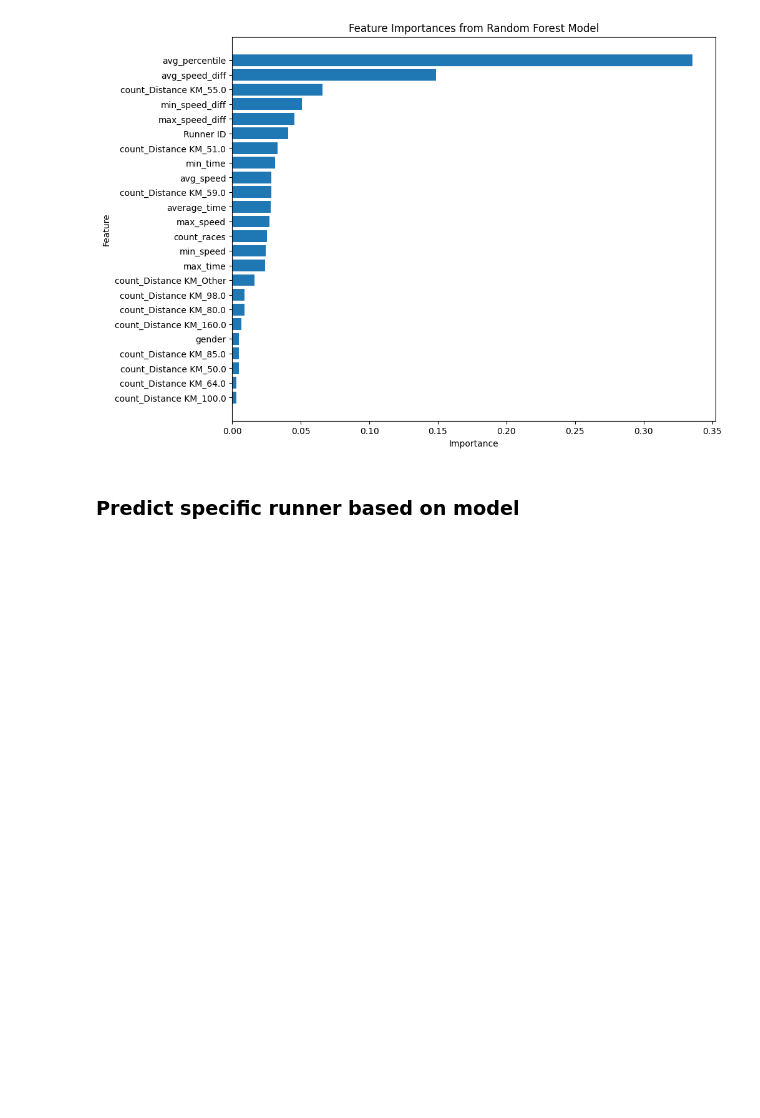
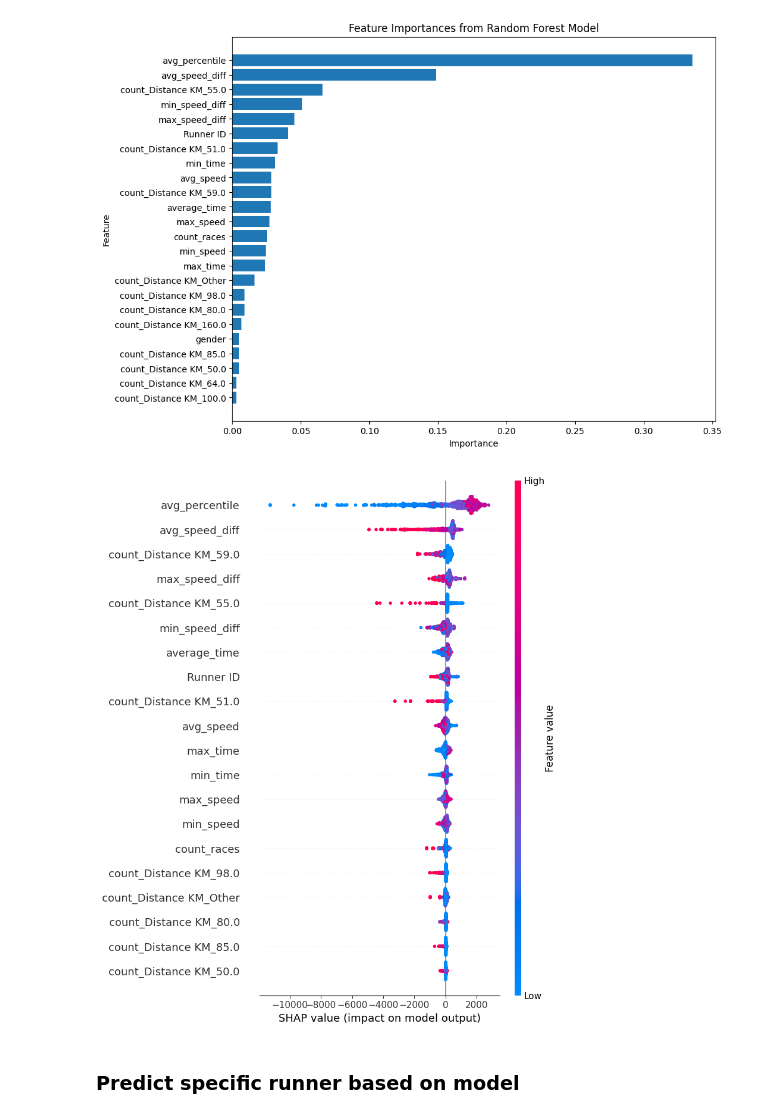
Before and after one commit to Dusoye/BobGraham, a Jupyter notebook: bobgraham.ipynb, the cells around one changed output. Saved outputs shown, nothing was run; the diff lists cells and outputs as text; code cells hidden in the pictures; blank space fills up the shorter version.

```diff
--- a/bobgraham.ipynb
+++ b/bobgraham.ipynb
@@ -876,6 +887,16 @@ plt.gca().invert_yaxis()  # Invert y-axis to have the most important at the top
 plt.show()
 # %% [output]
 [figure]
+# %%
+import shap
+
+explainer = shap.TreeExplainer(model)
+shap_values = explainer.shap_values(X_train)
+
+# Plot the summary
+shap.summary_plot(shap_values, X_train)
+# %% [output]
+[figure, added]
 # %% [markdown]
 ### Predict specific runner based on model
 # %%
```
Also changed, not shown: parts of 19 cells of this notebook, 2 other files.
